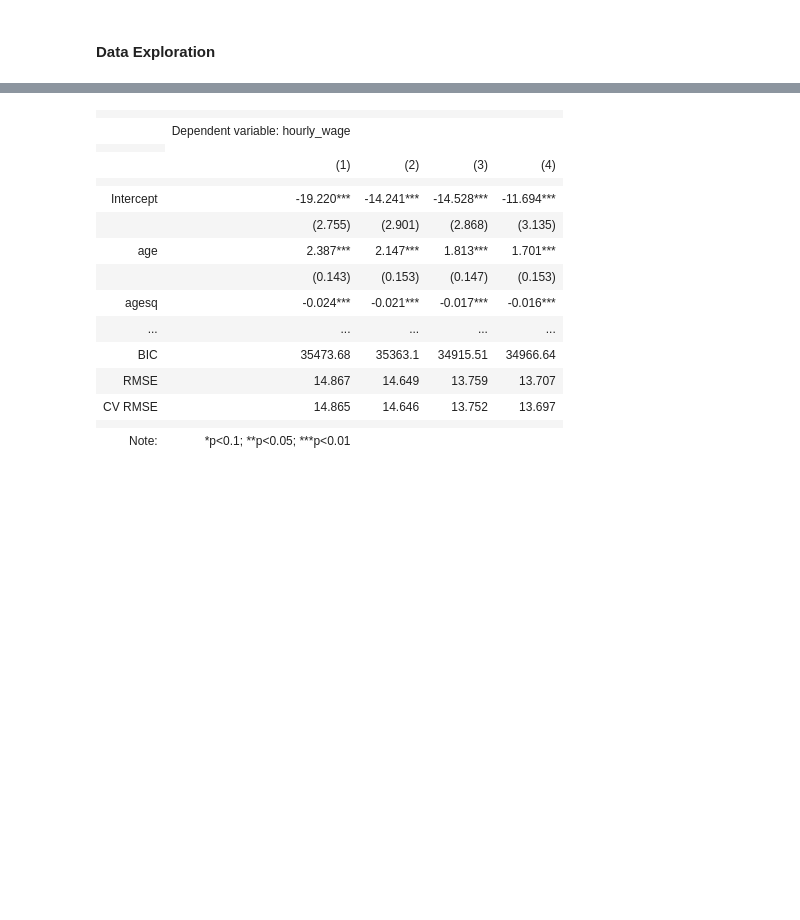
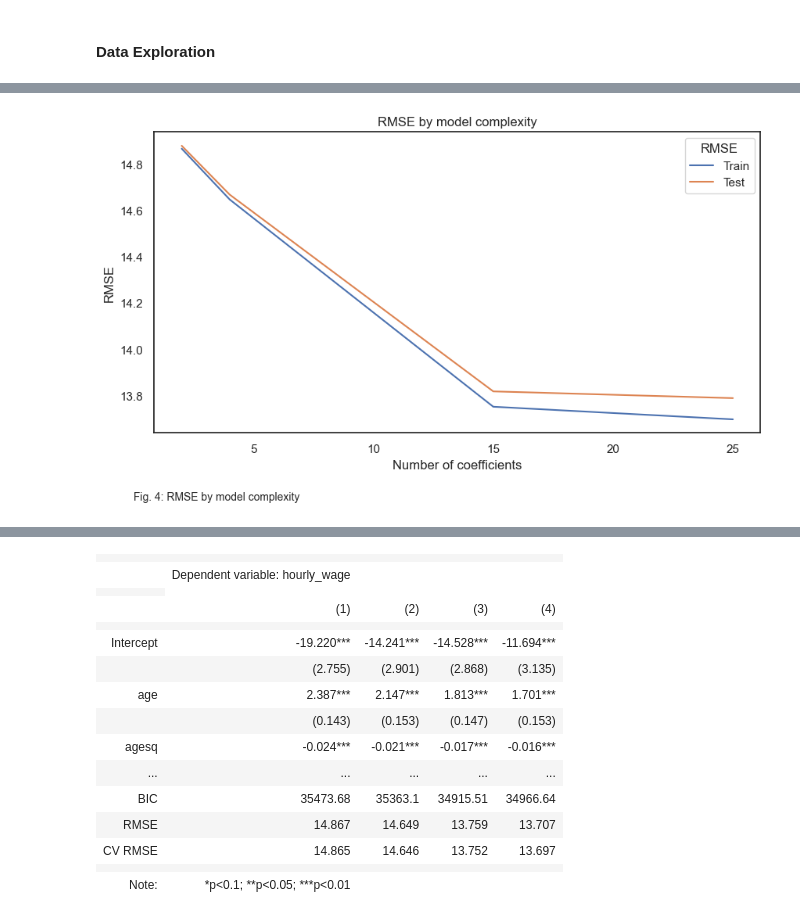
Before and after one commit to viethngn/Data_Analysis_3_ECBS5171, a Jupyter notebook: assignment1/assignment1_viethngn.ipynb, the cells around one changed output, grey strips where cells are left out. Drawn from its saved outputs; the diff is of its cells as text; code cells hidden in the pictures; blank space fills up the shorter version.

```diff
--- a/assignment1/assignment1_viethngn.ipynb
+++ b/assignment1/assignment1_viethngn.ipynb
@@ -320,0 +310,25 @@ pd.DataFrame(
+# %%
+# RMSE training vs test graph
+
+rmse_levels = {"nvars": [], "var": [], "value": []}
+for i in range(0, 4):
+    rmse_levels["nvars"].append(int(cv_list[i]["nvars"]))
+    rmse_levels["var"].append("Train")
+    rmse_levels["value"].append(pd.Series(cv_list[i]["rmse"]).mean())
+for i in range(0, 4):
+    rmse_levels["nvars"].append(int(cv_list[i]["nvars"]))
+    rmse_levels["var"].append("Test")
+    rmse_levels["value"].append(pd.Series(cv_list[i]["rmse_test"]).mean())
+rmse_levels = pd.DataFrame.from_dict(rmse_levels)
+rmse_levels["nvars2"] = rmse_levels["nvars"] + 1
+# %%
+rmse_fig, ax3 = plt.subplots(figsize=(10,5))
+rmse_plt = sns.lineplot(
+    data = rmse_levels,
+    x="nvars", y="value", hue='var')
+rmse_plt.set(title='RMSE by model complexity', xlabel="Number of coefficients", ylabel="RMSE")
+ax3.legend(title='RMSE')
+ax3.text(0, 13.35, 'Fig. 4: RMSE by model complexity', size=10)
+rmse_fig.show()
+# %% [output]
+[figure, added]
```
Also changed, not shown: parts of 22 cells of this notebook.
